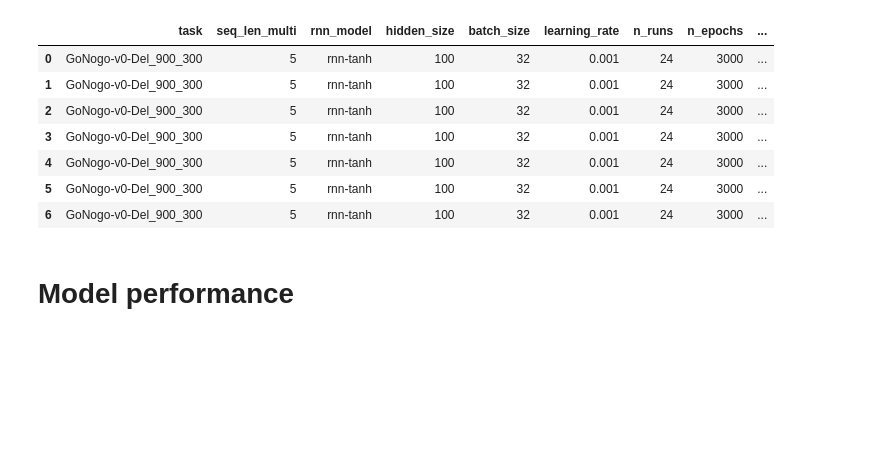
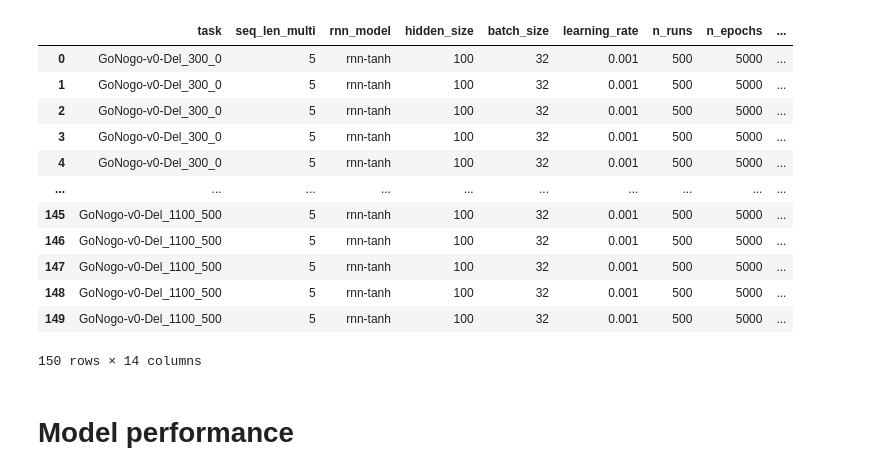
Before and after one commit to LindenParkesLab/neuro_rnn, a Jupyter notebook: scripts/results_rnn_accuracy.ipynb, the cells around one changed output. Cells and saved outputs as stored; diff of their text form; code cells hidden in the pictures; blank space fills up the shorter version.

```diff
--- a/scripts/results_rnn_accuracy.ipynb
+++ b/scripts/results_rnn_accuracy.ipynb
@@ -28,43 +28,60 @@ save_figs = False
 # %%
-# directories
+# directories and files
 username = os.getenv('USER')
 if sys.platform == 'darwin':
     if username == 'ahmad':
         datadir = '/Users/ahmad/software/snaplab_github/neuro_rnn/data'
         modeldir = '/Users/ahmad/data/rutgers/neuro_rnn/results/pytorch/model'
         outdir = modeldir
 elif sys.platform == 'linux':
-    datadir = '/home/lindenmp/research_projects/neuro_rnn/data'
-    modeldir = '/media/lindenmp/storage_ssd/research_projects/neuro_rnn/results/model_cpu'
-    outdir = '/home/lindenmp/research_projects/neuro_rnn/results/figs'
+    if username == 'ab2792':
+        datadir = '/home/ab2792/software/snaplab_github/neuro_rnn/data'
+        modeldir = '/home/ab2792/data/neuro_rnn/results/pytorch/model'
+        outdir = modeldir
+    elif username == 'lindenmp':
+        datadir = '/home/lindenmp/research_projects/neuro_rnn/data'
+        modeldir = '/media/lindenmp/storage_ssd/research_projects/neuro_rnn/results/model_cpu'
+        outdir = '/home/lindenmp/research_projects/neuro_rnn/results/figs'
 
-model_params_file = os.path.join(datadir, 'model_params_gng_compare_rescale_orig.csv')
-# model_params_file = os.path.join(datadir, 'model_params_gng_compare_rescale_lambda.csv')
-# model_params_file = os.path.join(datadir, 'model_params_gng_compare_mean.csv')
-# model_params_file = os.path.join(datadir, 'model_params_gng_compare_uniform.csv')
+check_only = 0
+verbose = 0
+save_figs = 1
+
+# model_params_file = os.path.join(datadir, 'model_params_gng_5x5_a_rescale.csv')
+# model_params_file = os.path.join(datadir, 'model_params_gng_5x5_b_rescale_adj.csv')
+# model_params_file = os.path.join(datadir, 'model_params_gng_5x5_c_mean_002.csv')
+# model_params_file = os.path.join(datadir, 'model_params_gng_5x5_d_mean_001.csv')
+# model_params_file = os.path.join(datadir, 'model_params_gng_5x5_e_mean_005.csv')
+model_params_file = os.path.join(datadir, 'model_params_gng_5x5_mean_002_500runs.csv')
 model_params = utils.load_params_csv(model_params_file)
 
 # data parameters
 dt = 100
 
 # are we plotting results for all tasks in the list?
-rows_to_plot = []
-# rows_to_plot = list(np.arange(10))
-# rows_to_plot = list(np.arange(40,60))
+rows_to_plot = None
+# rows_to_plot = [103]
+# rows_to_plot = list(np.arange(103))
+# rows_to_plot = list(np.arange(120,126))
 # rows_to_plot = list(np.concatenate((np.arange(30),np.arange(45,60))))
-if rows_to_plot:
+if rows_to_plot is not None:
     model_params = model_params.iloc[rows_to_plot]
 
 model_params
 # %% [output]
 |  | task | seq_len_multi | rnn_model | hidden_size | batch_size | learning_rate | n_runs | n_epochs | ... |
-| 0 | GoNogo-v0-Del_900_300 | 5 | rnn-tanh | 100 | 32 | 0.001 | 24 | 3000 | ... |
-| 1 | GoNogo-v0-Del_900_300 | 5 | rnn-tanh | 100 | 32 | 0.001 | 24 | 3000 | ... |
-| 2 | GoNogo-v0-Del_900_300 | 5 | rnn-tanh | 100 | 32 | 0.001 | 24 | 3000 | ... |
-| 3 | GoNogo-v0-Del_900_300 | 5 | rnn-tanh | 100 | 32 | 0.001 | 24 | 3000 | ... |
-| 4 | GoNogo-v0-Del_900_300 | 5 | rnn-tanh | 100 | 32 | 0.001 | 24 | 3000 | ... |
-| 5 | GoNogo-v0-Del_900_300 | 5 | rnn-tanh | 100 | 32 | 0.001 | 24 | 3000 | ... |
-| 6 | GoNogo-v0-Del_900_300 | 5 | rnn-tanh | 100 | 32 | 0.001 | 24 | 3000 | ... |
+| 0 | GoNogo-v0-Del_300_0 | 5 | rnn-tanh | 100 | 32 | 0.001 | 500 | 5000 | ... |
+| 1 | GoNogo-v0-Del_300_0 | 5 | rnn-tanh | 100 | 32 | 0.001 | 500 | 5000 | ... |
+| 2 | GoNogo-v0-Del_300_0 | 5 | rnn-tanh | 100 | 32 | 0.001 | 500 | 5000 | ... |
+| 3 | GoNogo-v0-Del_300_0 | 5 | rnn-tanh | 100 | 32 | 0.001 | 500 | 5000 | ... |
+| 4 | GoNogo-v0-Del_300_0 | 5 | rnn-tanh | 100 | 32 | 0.001 | 500 | 5000 | ... |
+| ... | ... | ... | ... | ... | ... | ... | ... | ... | ... |
+| 145 | GoNogo-v0-Del_1100_500 | 5 | rnn-tanh | 100 | 32 | 0.001 | 500 | 5000 | ... |
+| 146 | GoNogo-v0-Del_1100_500 | 5 | rnn-tanh | 100 | 32 | 0.001 | 500 | 5000 | ... |
+| 147 | GoNogo-v0-Del_1100_500 | 5 | rnn-tanh | 100 | 32 | 0.001 | 500 | 5000 | ... |
+| 148 | GoNogo-v0-Del_1100_500 | 5 | rnn-tanh | 100 | 32 | 0.001 | 500 | 5000 | ... |
+| 149 | GoNogo-v0-Del_1100_500 | 5 | rnn-tanh | 100 | 32 | 0.001 | 500 | 5000 | ... |
+150 rows × 14 columns
 # %% [markdown]
 # Model performance
 # %%
```
Also changed, not shown: parts of 3 cells of this notebook, 12 other files.
